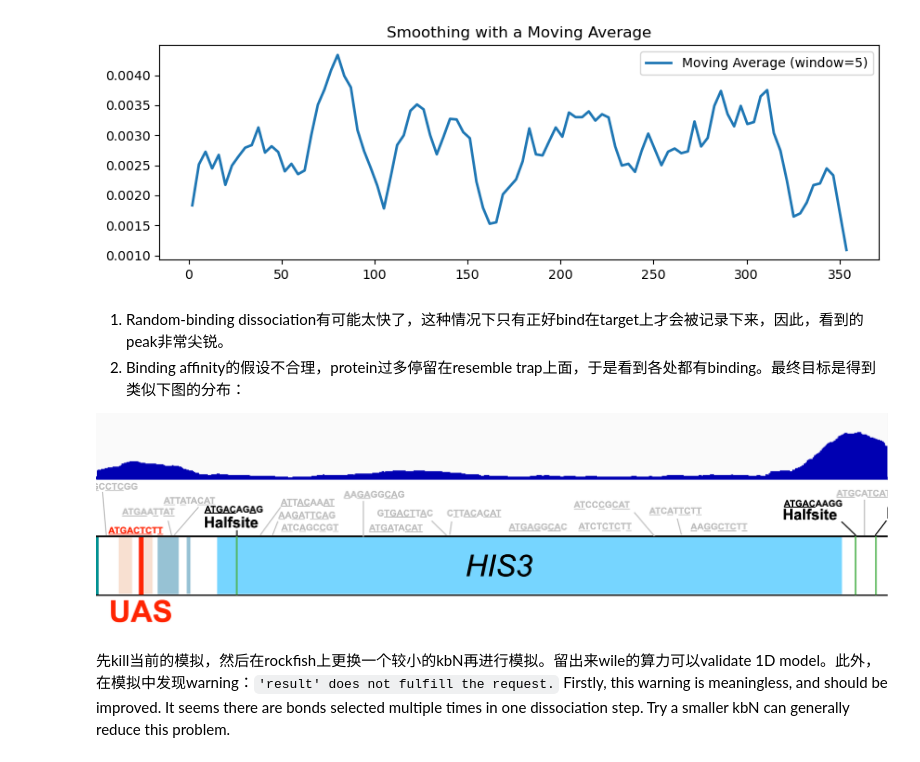
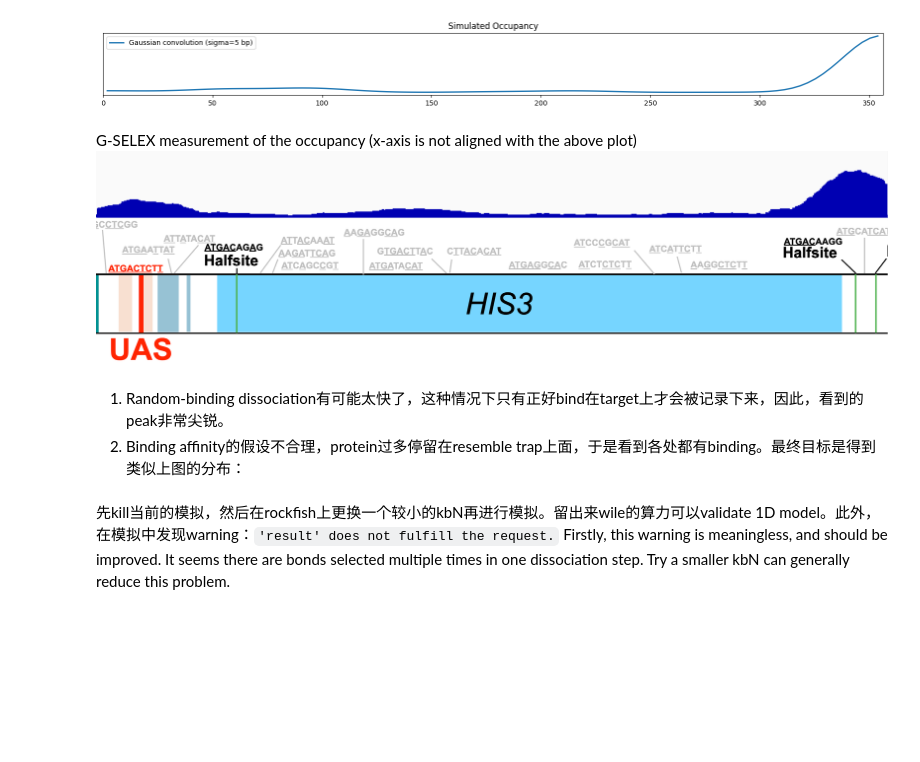
Before and after one commit to sangmk/GCN4onMiniChromatin, a Jupyter notebook: SpatialDistribution.ipynb, the cells around one changed output. Cells and saved outputs as stored; diff of their text form; code cells hidden in the pictures; blank space fills up the shorter version.

```diff
--- a/SpatialDistribution.ipynb
+++ b/SpatialDistribution.ipynb
@@ -250,32 +227,42 @@ plt.show()
-# %%
-# 2. Get the histogram data (the values you are currently plotting)
-# This gives us the y-values (counts/density) and the x-values (bin edges)
-y_values, bin_edges = np.histogram(simulations.x_onDNA, bins=100, density=True)
-# Calculate bin centers for a cleaner x-axis
-x_values = (bin_edges[:-1] + bin_edges[1:]) / 2
-
-# 1. Define the window size (must be an odd number)
-# A larger window size results in a smoother curve.
-window_size = 5
-
-# 2. Calculate the moving average using convolution
-# 'same' mode ensures the output array has the same length as the input
-y_smooth_ma = np.convolve(y_values, np.ones(window_size)/window_size, mode='same')
-
-# Plotting the result
-plt.figure(figsize=(10, 3))
-# plt.plot(x_values, y_values, alpha=0.3, label='Original Data') # Original
-plt.plot(x_values, y_smooth_ma, lw=2, label=f'Moving Average (window={window_size})') # Smoothed
-plt.title('Smoothing with a Moving Average')
-plt.legend()
-plt.show()
-# %% [output]
-[figure]
+# %%
+# 2. Get the histogram data (the values you are currently plotting)
+# This gives us the y-values (counts/density) and the x-values (bin edges)
+y_values, bin_edges = np.histogram(simulations.x_onDNA, bins=100, density=True)
+# Calculate bin centers for a cleaner x-axis
+x_values = (bin_edges[:-1] + bin_edges[1:]) / 2
+
+# Linear Smooth
+# # 1. Define the window size (must be an odd number)
+# # A larger window size results in a smoother curve.
+# window_size = 24
+# # 2. Calculate the moving average using convolution
+# # 'same' mode ensures the output array has the same length as the input
+# y_smooth_ma = np.convolve(y_values, np.ones(window_size)/window_size, mode='same')
+
+# Gaussian Smooth
+# 1. Define sigma (the smoothing strength)
+sigma = 5 #bp
+# 2. Apply the Gaussian filter directly
+y_smooth_ma = gaussian_filter1d(y_values, sigma=sigma)
+
+# Plotting the result
+plt.figure(figsize=(16, 2))
+# plt.plot(x_values, y_values, alpha=0.3, label='Original Data') # Original
+plt.plot(x_values, y_smooth_ma, lw=2, label=f'Gaussian convolution (sigma={sigma} bp)') # Smoothed
+plt.title('Simulated Occupancy')
+plt.legend()
+plt.xlim([0,356.3])
+plt.yticks([])
+plt.tight_layout()
+plt.show()
+# %% [output]
+[figure, added]
 # %% [markdown]
-1. Random-binding dissociation有可能太快了，这种情况下只有正好bind在target上才会被记录下来，因此，看到的peak非常尖锐。
-2. Binding affinity的假设不合理，protein过多停留在resemble trap上面，于是看到各处都有binding。最终目标是得到类似下图的分布：
-
+G-SELEX measurement of the occupancy (x-axis is not aligned with the above plot)
 ![image.png](attachment:image.png)
+# %% [markdown]
+1. Random-binding dissociation有可能太快了，这种情况下只有正好bind在target上才会被记录下来，因此，看到的peak非常尖锐。
+2. Binding affinity的假设不合理，protein过多停留在resemble trap上面，于是看到各处都有binding。最终目标是得到类似上图的分布：
 # %% [markdown]
 先kill当前的模拟，然后在rockfish上更换一个较小的kbN再进行模拟。留出来wile的算力可以validate 1D model。此外，在模拟中发现warning：`'result' does not fulfill the request.` Firstly, this warning is meaningless, and should be improved. It seems there are bonds selected multiple times in one dissociation step. Try a smaller kbN can generally reduce this problem.
 # %% [markdown]
```
Also changed, not shown: parts of 5 cells of this notebook, 7 other files.
